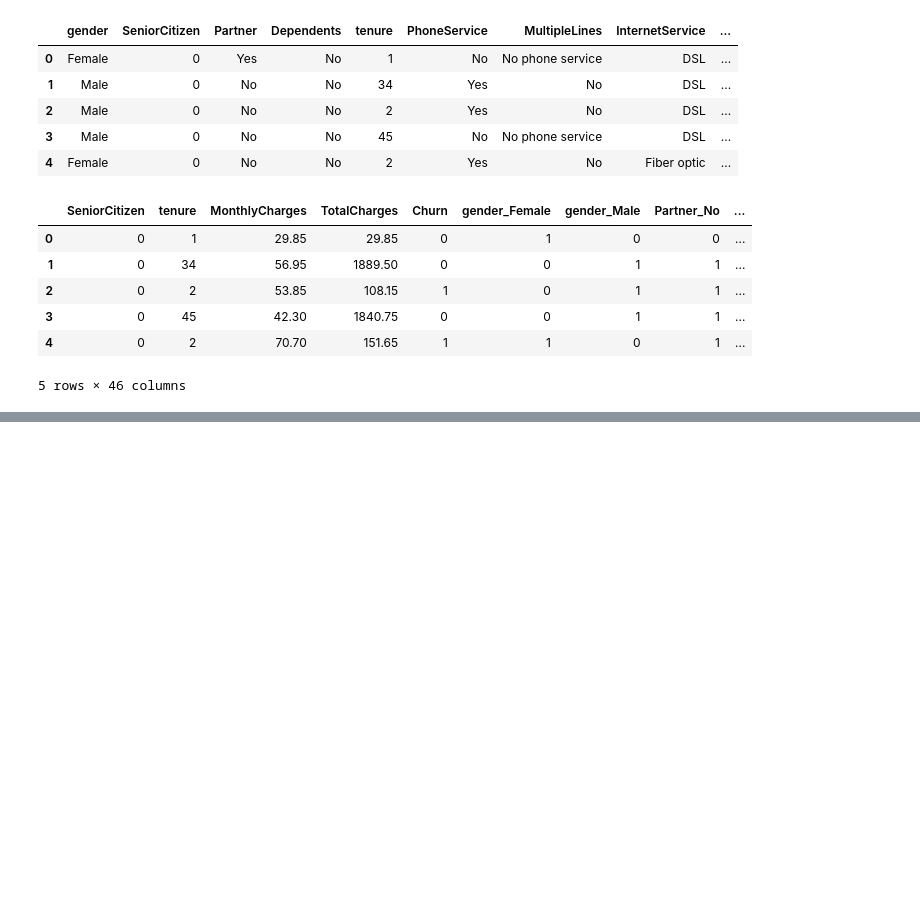
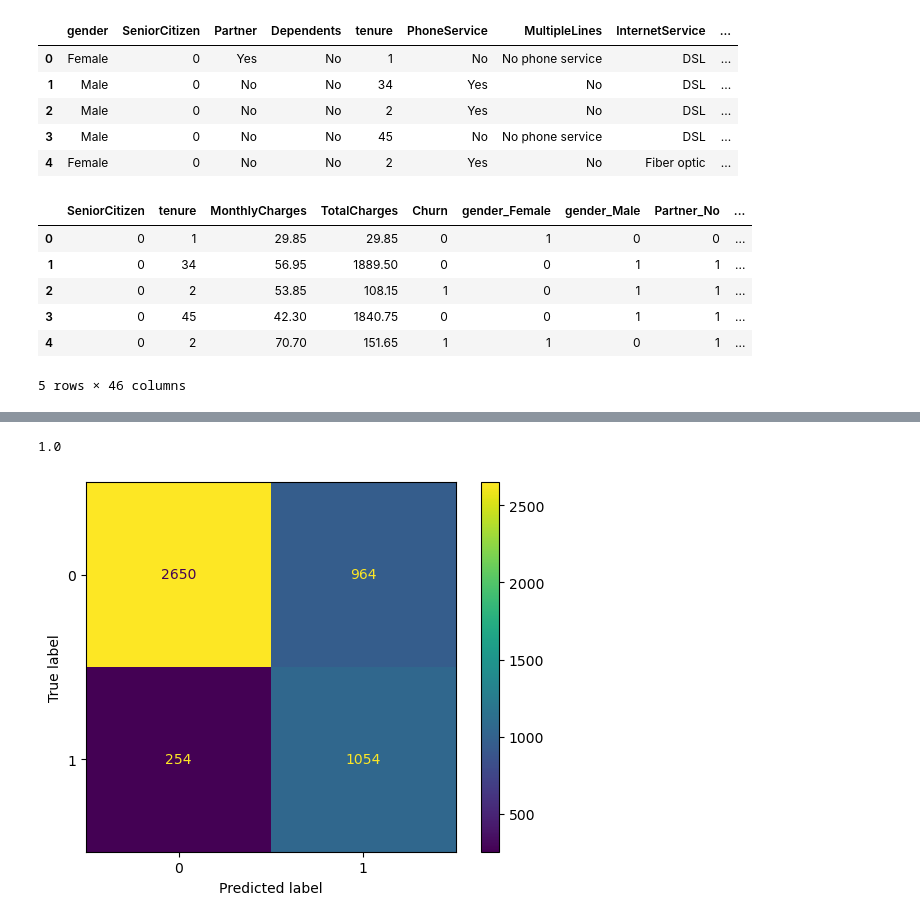
Before and after one commit to AshjWright88/Churn-Model, a Jupyter notebook: 03 Models/AW_Model.ipynb, the cells around one changed output, grey strips where cells are left out. Drawn from its saved outputs; the diff is of its cells as text; code cells hidden in the pictures; blank space fills up the shorter version.

```diff
--- a/03 Models/AW_Model.ipynb
+++ b/03 Models/AW_Model.ipynb
@@ -309,0 +255,6 @@ plt.show()
+# %%
+# Create logistic regression model
+logreg = LogisticRegression(penalty = 'l2', class_weight = 'balanced')
+# %%
+# Fit the model to X and y training data
+logreg.fit(X_train, y_train)
@@ -309,0 +290,12 @@ plt.show()
+# %%
+y_prob = logreg.predict_proba(X_train)[:,1] # This will give you positive class prediction probabilities
+y_pred = np.where(y_prob > 0.5, 1, 0) # This will threshold the probabilities to give class predictions.
+logreg.score(X_train, y_hat_train)
+# %% [output]
+1.0
+# %%
+# plot confusion matrix for training
+plot_confusion_matrix(logreg, X_train, y_train)
+plt.show()
+# %% [output]
+[figure, added]
```
Also changed, not shown: parts of 32 cells of this notebook, 1 other file.
